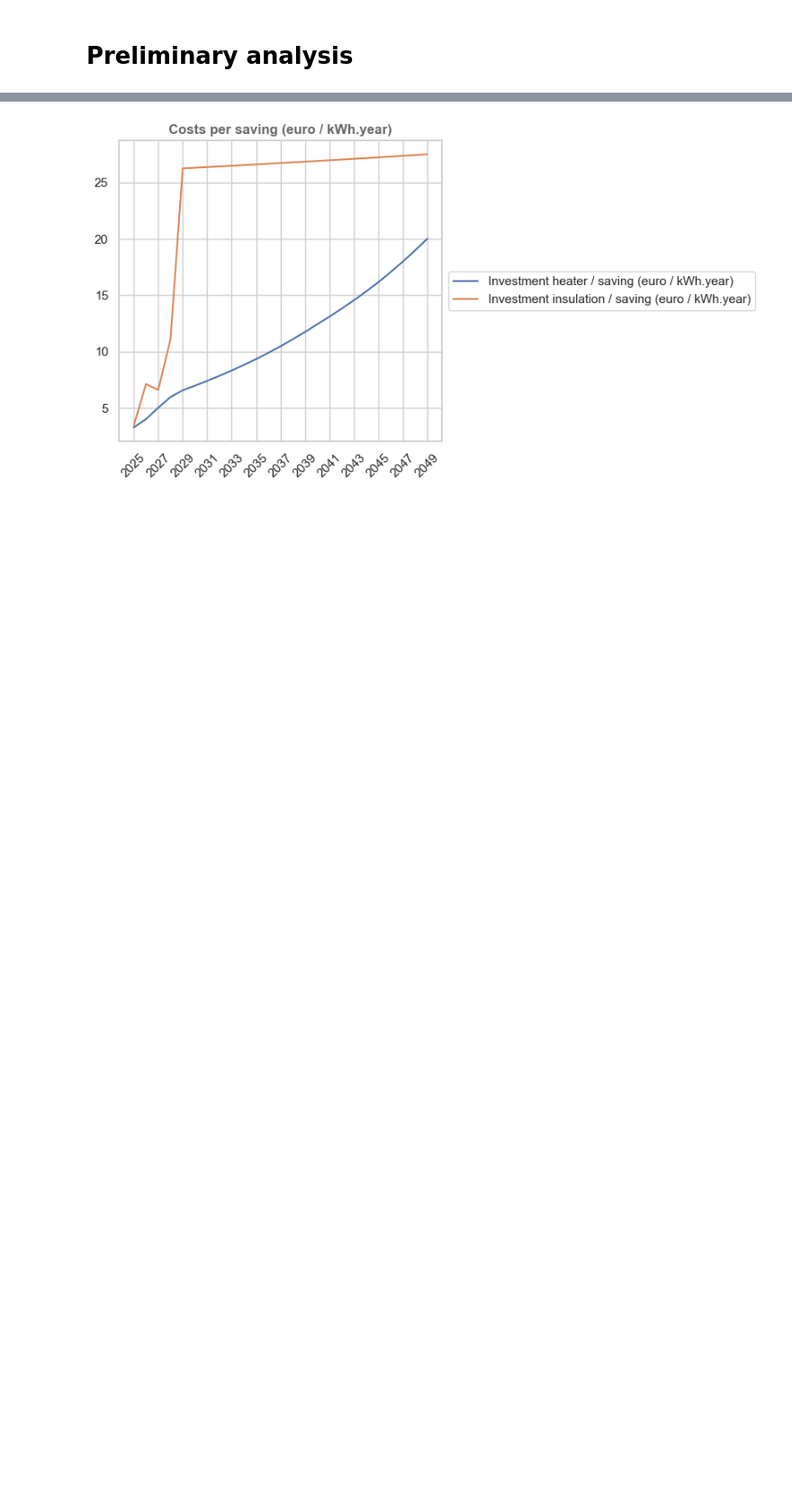
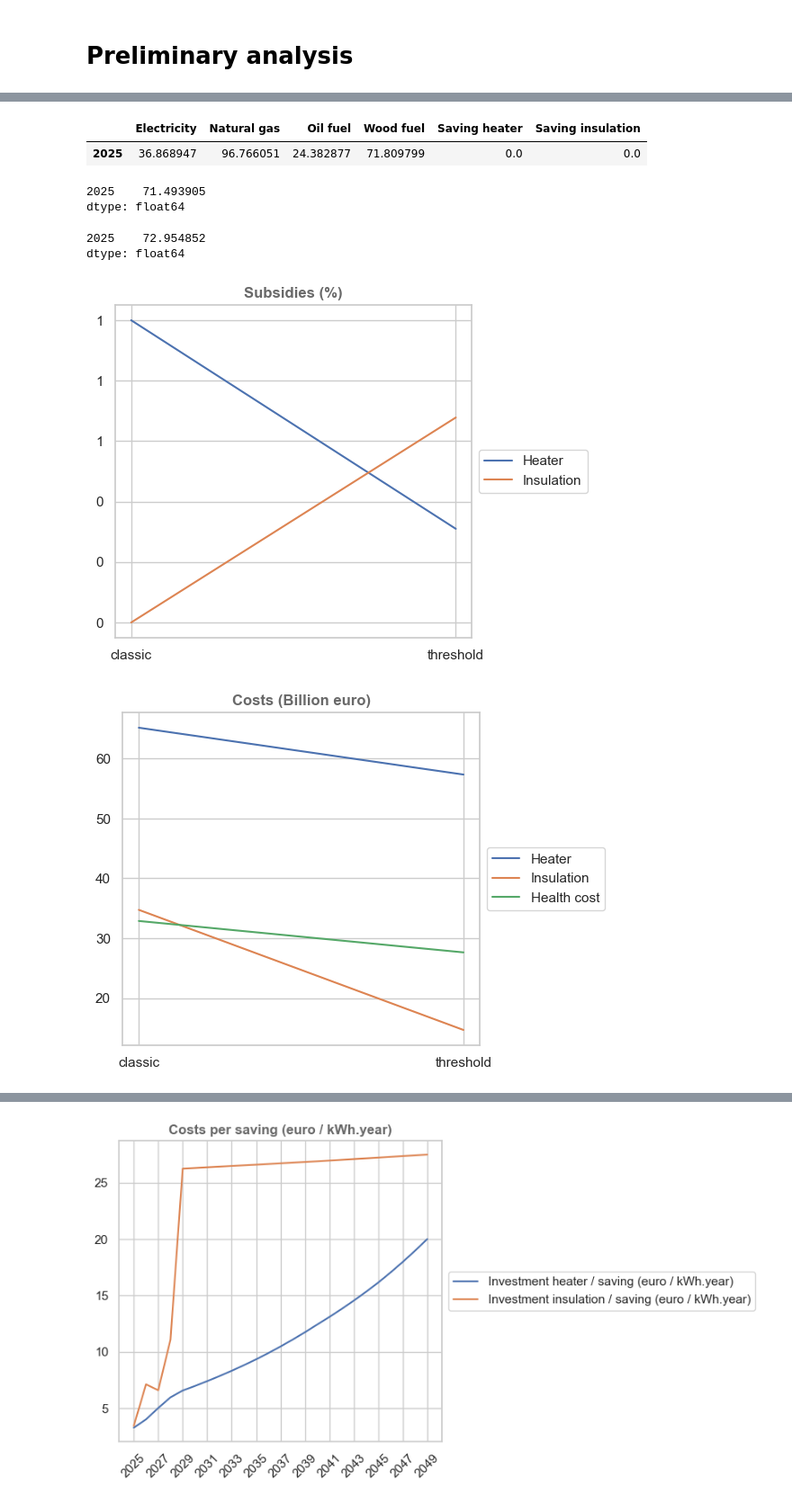
Before and after one commit to CIRED/EOLES-Coupling, a Jupyter notebook: resirf_eoles_coupling.ipynb, the cells around one changed output, grey strips where cells are left out. Shown at 90% size. Saved outputs shown, nothing was run; the diff lists cells and outputs as text; code cells hidden in the pictures; blank space fills up the shorter version.

Commit message:
add carbon budget + modif onshore + modif plots and script

```diff
--- a/resirf_eoles_coupling.ipynb
+++ b/resirf_eoles_coupling.ipynb
@@ -65,3 +65,6 @@ ax.legend(loc='center left', bbox_to_anchor=(1, 0.5))
 [figure]
 # %% [markdown]
 # Preliminary analysis
+# %%
+with open(os.path.join('eoles/outputs/0125_134330_classic_oneshot_scc650_nobiogas_subdesignGas_annuityFalse_maxiter15', 'coupling_results.pkl'), "rb") as file:
+    output = load(file)
@@ -67,0 +108,2 @@ ax.legend(loc='center left', bbox_to_anchor=(1, 0.5))
+# %%
+plot_simulation(output_classic, save_path=os.path.join('eoles/outputs/0124_185848_classic_oneshot_scc650_nobiogas_subheaterf_subdesignGas_annuityFalse_maxiter6', "plots"))
@@ -68,7 +190,6 @@ ax.legend(loc='center left', bbox_to_anchor=(1, 0.5))
 # %%
-with open(os.path.join('eoles/outputs/01210036_multi', 'coupling_results.pkl'), "rb") as file:
-    output = load(file)
-resirf_subsidies_df = pd.DataFrame({'Heater': output['Subvention heater'], 'Insulation': output['Subvention insulation']},
-                                index=[2025, 2030, 2035, 2040, 2045])
-output["Subsidies (%)"] = resirf_subsidies_df
-plot_simulation(output, save_path=os.path.join("eoles", "outputs", "01210036_multi"))
+with open(os.path.join('eoles/outputs/0123_182811_classic_oneshot_maxiter10', 'coupling_results.pkl'), "rb") as file:
+    output_classic = load(file)
+
+with open(os.path.join('eoles/outputs/0123_174538_threshold_oneshot_maxiter10', 'coupling_results.pkl'), "rb") as file:
+    output_threshold = load(file)
@@ -80,0 +236,20 @@ Int64Index([2025, 2027, 2029, 2031, 2033, 2035, 2037, 2039, 2041, 2043, 2045,
+# %%
+output_threshold["ResIRF consumption (TWh)"]
+# %% [output]
+|  | Electricity | Natural gas | Oil fuel | Wood fuel | Saving heater | Saving insulation |
+| 2025 | 36.868947 | 96.766051 | 24.382877 | 71.809799 | 0.0 | 0.0 |
+# %%
+output_threshold["Annualized system costs (Billion euro / year)"].sum(axis=1)
+# %% [output]
+2025    71.493905
+dtype: float64
+# %%
+output_classic["Annualized system costs (Billion euro / year)"].sum(axis=1)
+# %% [output]
+2025    72.954852
+dtype: float64
+# %%
+plot_comparison(output_classic, output_threshold, "classic", "threshold")
+# %% [output]
+[figure, added]
+[figure, added]
```
Also changed, not shown: parts of 24 cells of this notebook, 10 other files.
